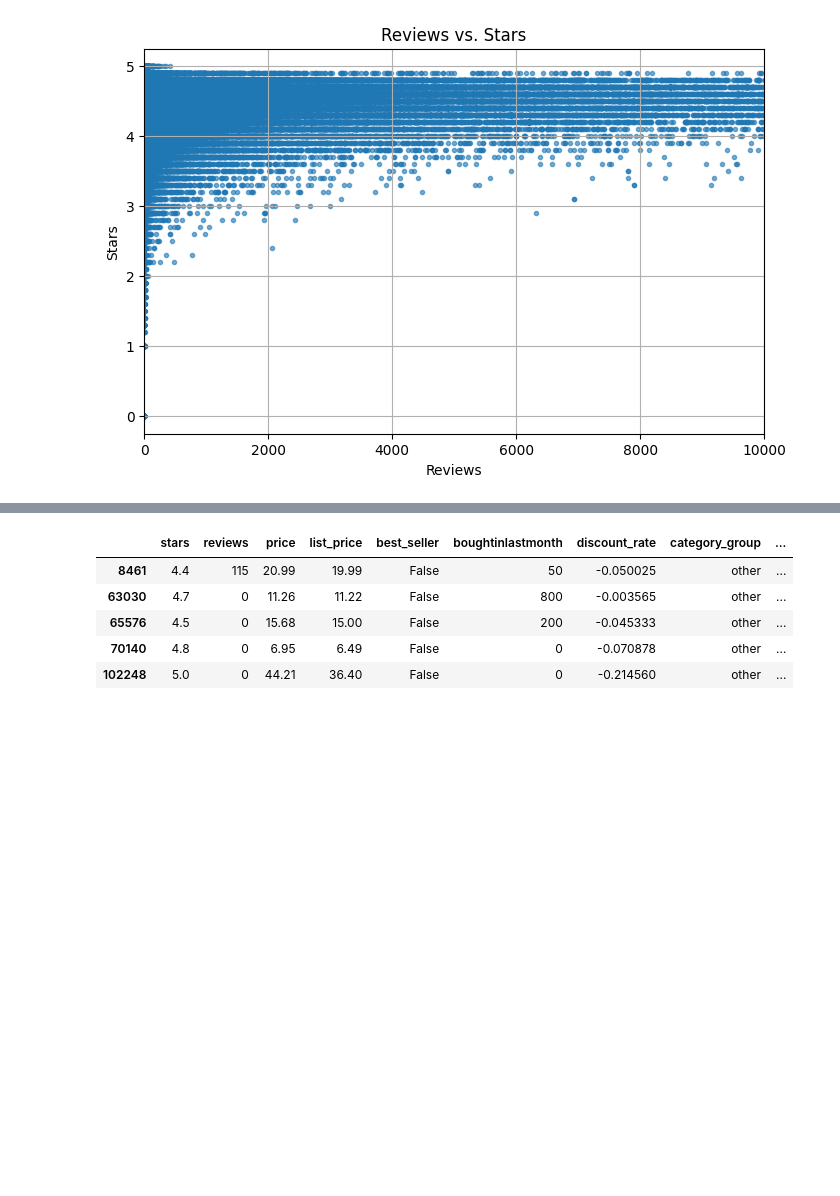
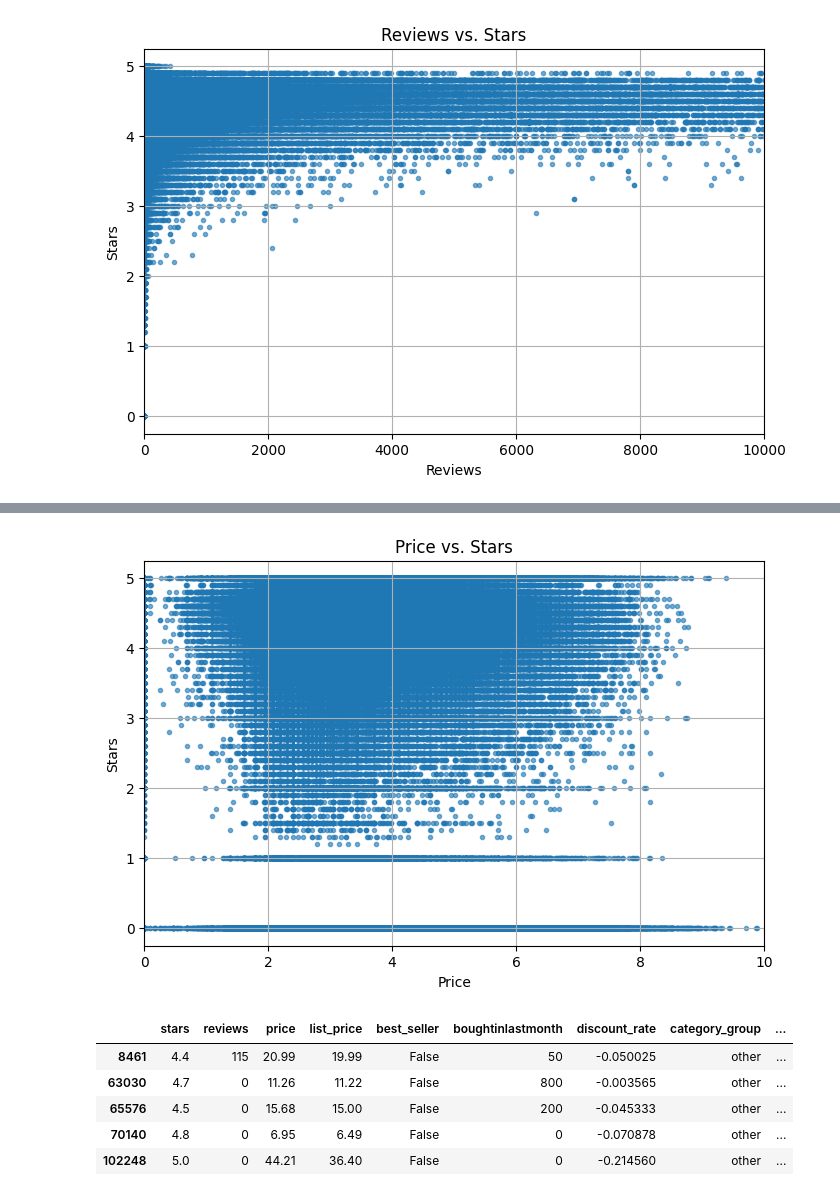
Before and after one commit to edmiller824/sf_tech, a Jupyter notebook: amzn_product_analysis.ipynb, the cells around one changed output, grey strips where cells are left out. Cells and saved outputs as stored; diff of their text form; code cells hidden in the pictures; blank space fills up the shorter version.

```diff
--- a/amzn_product_analysis.ipynb
+++ b/amzn_product_analysis.ipynb
@@ -258,0 +245,26 @@ plt.show()
+# %%
+"""
+LOG(PRICE) VS STARS
+
+-- applying a log transformation made the data more compact, but did not create a linear relationship
+-- compare linear regression with gradient boosting
+
+When presenting this:
+	1.	Show before and after transformation plots — highlight how log scaling improves interpretability.
+	2.	Mention that this transformation helps avoid model bias from extreme price outliers.
+"""
+
+amzn_df['log_price'] = np.log1p(amzn_df['price'])
+
+# PRICE VS STARS
+plt.figure(figsize=(8, 5))
+plt.scatter(amzn_df['log_price'], amzn_df['stars'], marker='.', alpha=0.6)
+plt.xlim(0, 10)     # Set x-axis range
+# plt.ylim(0, 15000)       # Set y-axis range
+plt.xlabel('Price')
+plt.ylabel('Stars')
+plt.title('Price vs. Stars')
+plt.grid(True)
+plt.show()
+# %% [output]
+[figure, added]
```
Also changed, not shown: parts of 13 cells of this notebook, 1 other file.
